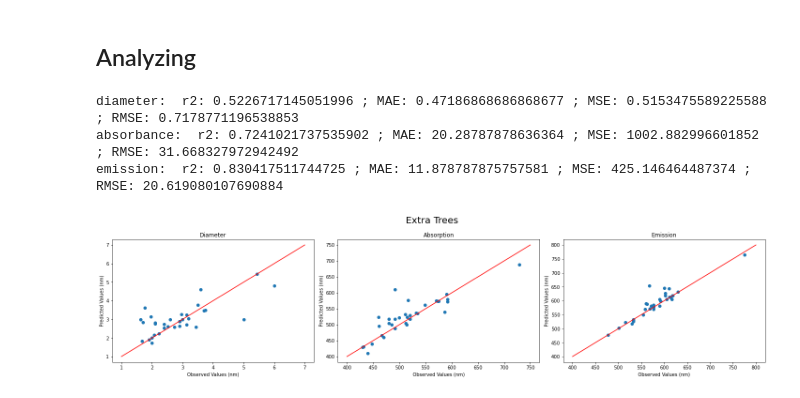
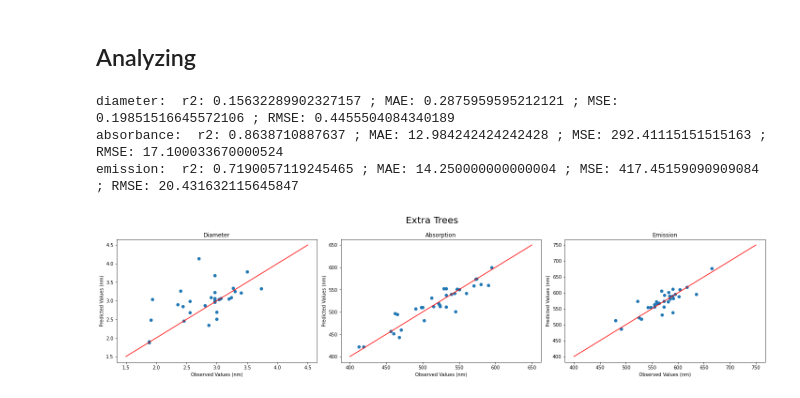
Before and after one commit to Health-Universe/Indium-Phosphide, a Jupyter notebook: notebook/flo/4. Multi-output.ipynb, the cells around one changed output. Drawn from its saved outputs; the diff is of its cells as text; code cells hidden in the pictures.

```diff
--- a/notebook/flo/4. Multi-output.ipynb
+++ b/notebook/flo/4. Multi-output.ipynb
@@ -292,7 +246,7 @@ print(min_mae, min_i, min_j, min_k)
 # %%
-DT_regr = DecisionTreeRegressor(max_depth=13,
-                                max_features=9,
-                                random_state=10)
+DT_regr = DecisionTreeRegressor(max_depth=18,
+                                max_features=1,
+                                random_state=15)
 
 DT_regr.fit(X_train, Y_train)
 DT_Y_pred = DT_regr.predict(X_test)
@@ -319,9 +273,9 @@ emission:  r2: 0.4902467614551588 ; MSE: 1277.9608871058474 ; RMSE: 35.748578812
 
 min_mae = 99999
 min_i, min_j, min_k = 0, 0, 0
-for i in tqdm(range(1, 31)):
-    for j in range(1, 31):
-        for k in range(2, 50, 1):
+for i in tqdm(range(1, 29)):
+    for j in range(1, 29):
+        for k in range(2, 50, 2):
             RF_regr = RandomForestRegressor(max_depth=i,
                                             n_estimators=j,
                                             max_features=k,
@@ -342,7 +296,7 @@ print(min_mae, min_i, min_j, min_k)
 # %%
-RF_regr = RandomForestRegressor(max_depth=15,
-                                n_estimators=6,
-                                max_features=45,
+RF_regr = RandomForestRegressor(max_depth=14,
+                                n_estimators=8,
+                                max_features=20,
                                 random_state=45)
 
 RF_regr.fit(X_train, Y_train)
@@ -439,10 +393,9 @@ joblib.dump(ET_regr, "./model_MO_ExtraTrees.joblib")
 # %% [markdown]
 ## Analyzing
 # %%
-ET_regr = ExtraTreesRegressor(n_estimators=2,
-                            max_features=20,
-                            random_state=23).fit(X_train, Y_train)
-
+ET_regr = ExtraTreesRegressor(n_estimators=5,
+                            max_features=5,
+                            random_state=13).fit(X_train, Y_train)
 ET_regr.fit(X_train, Y_train)
 ET_Y_pred = ET_regr.predict(X_test)
 
@@ -455,30 +408,30 @@ for i in range(0, 3):
     ET_MAE = mean_absolute_error(Y_test.iloc[:, i], pd.DataFrame(ET_Y_pred).loc[:, i])
     print(outputs[i], 'r2:', ET_r2, '; MAE:', ET_MAE, '; MSE:', ET_MSE, '; RMSE:', ET_RMSE )
 # %% [output]
-diameter:  r2: 0.5226717145051996 ; MAE: 0.47186868686868677 ; MSE: 0.5153475589225588 ; RMSE: 0.7178771196538853
-absorbance:  r2: 0.7241021737535902 ; MAE: 20.28787878636364 ; MSE: 1002.882996601852 ; RMSE: 31.668327972942492
-emission:  r2: 0.830417511744725 ; MAE: 11.878787875757581 ; MSE: 425.146464487374 ; RMSE: 20.619080107690884
+diameter:  r2: 0.15632289902327157 ; MAE: 0.2875959595212121 ; MSE: 0.19851516645572106 ; RMSE: 0.4455504084340189
+absorbance:  r2: 0.8638710887637 ; MAE: 12.984242424242428 ; MSE: 292.41115151515163 ; RMSE: 17.100033670000524
+emission:  r2: 0.7190057119245465 ; MAE: 14.250000000000004 ; MSE: 417.45159090909084 ; RMSE: 20.431632115645847
 # %%
 fig, (ax1, ax2, ax3) = plt.subplots(1, 3, figsize=(20,5))
 fig.suptitle('Extra Trees', fontsize=20)
 
 ax1.plot(Y_test.iloc[:, 0], pd.DataFrame(ET_Y_pred).loc[:, 0],'o')
-ax1.plot([1,7],[1,7], color = 'r')
+ax1.plot([1.5,4.5],[1.5,4.5], color = 'r')
 ax1.set_title('Diameter')
 ax1.set(xlabel='Observed Values (nm)', ylabel='Predicted Values (nm)')
 
 ax2.plot(Y_test.iloc[:, 1], pd.DataFrame(ET_Y_pred).loc[:, 1],'o')
-ax2.plot([400,750],[400,750], color = 'r')
+ax2.plot([400,650],[400,650], color = 'r')
 ax2.set_title('Absorption')
 ax2.set(xlabel='Observed Values (nm)', ylabel='Predicted Values (nm)')
 
 ax3.plot(Y_test.iloc[:, 2], pd.DataFrame(ET_Y_pred).loc[:, 2],'o')
-ax3.plot([400,800],[400,800], color = 'r')
+ax3.plot([400,750],[400,750], color = 'r')
 ax3.set_title('Emission')
 ax3.set(xlabel='Observed Values (nm)', ylabel='Predicted Values (nm)')
 fig.tight_layout()
 # %% [output]
-[figure, old version]
+[figure, new version]
 # %%
 importance_dict = dict()
 for i in range(0,71):
```
Also changed, not shown: parts of 16 cells of this notebook, 20 other files.
